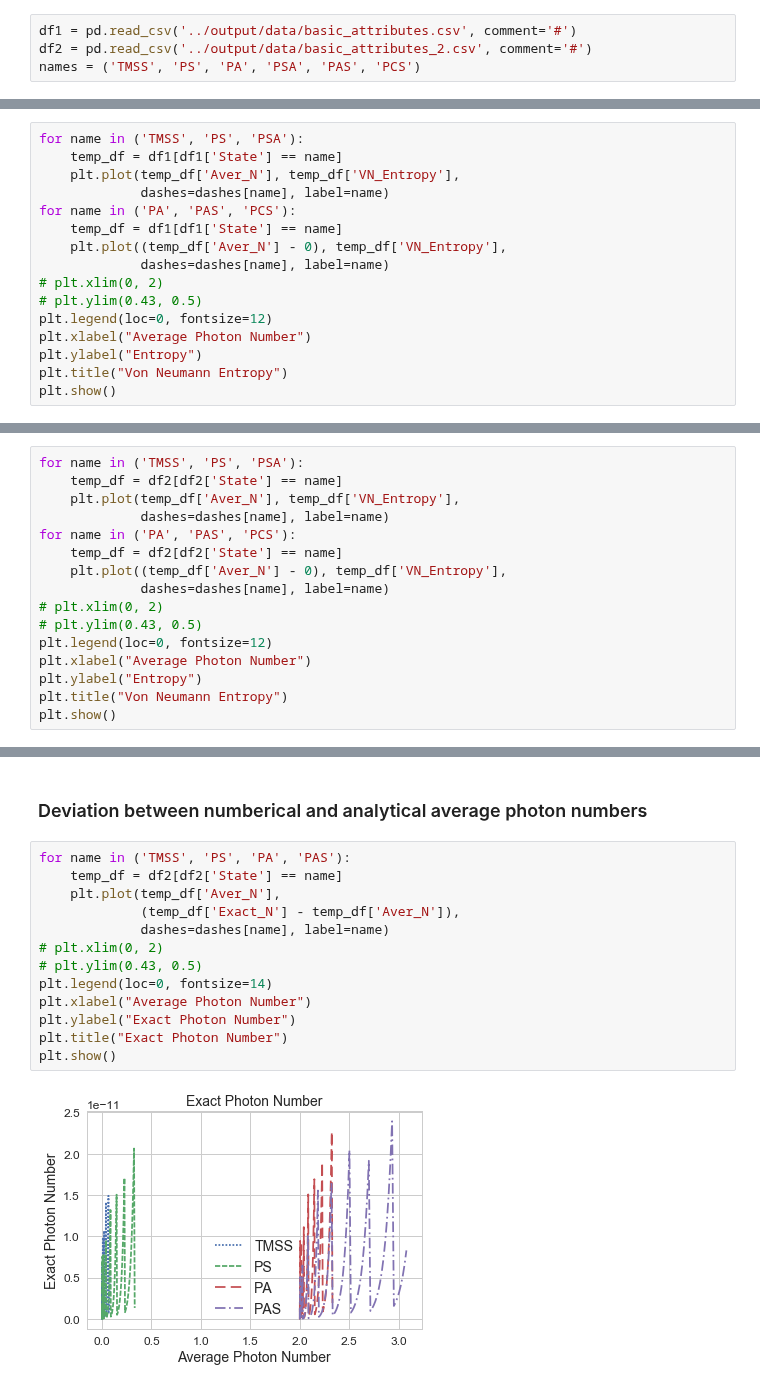
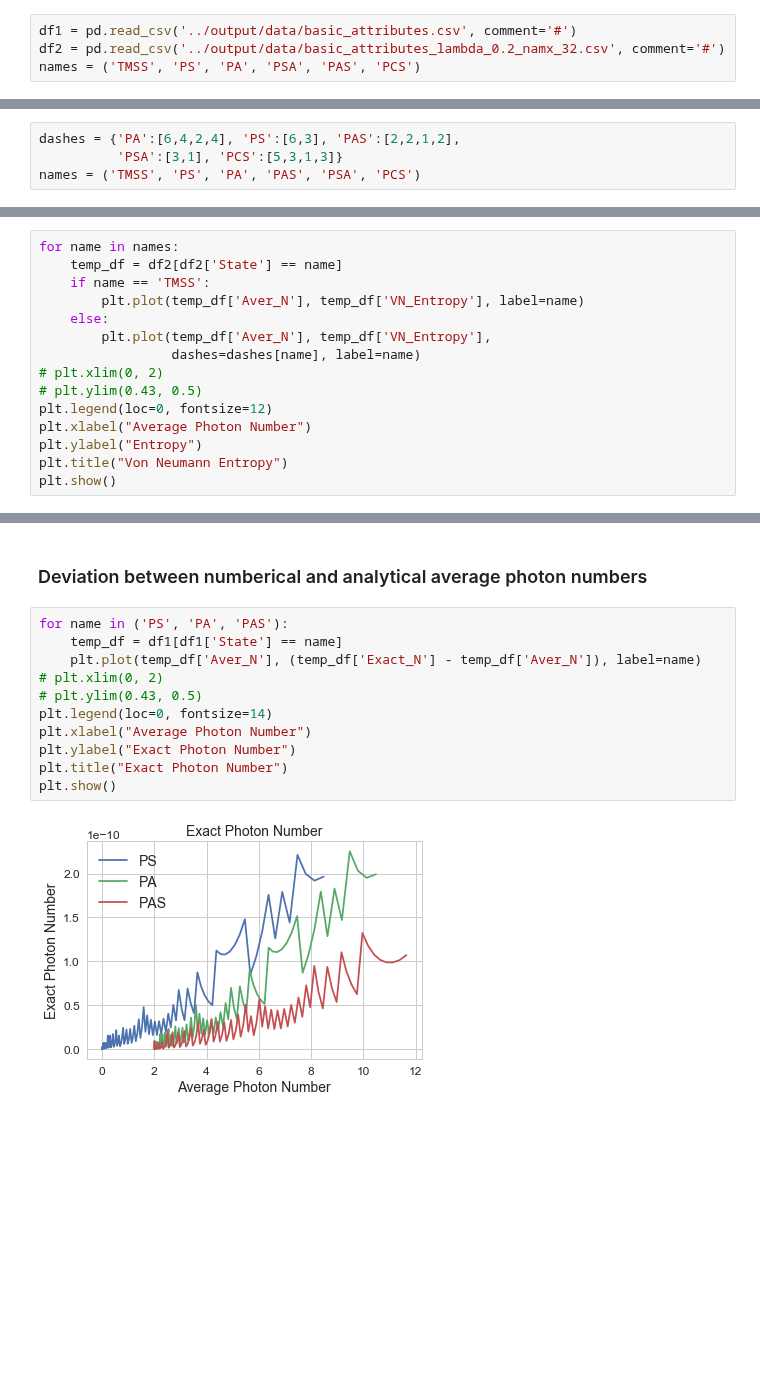
Before and after one commit to lffan/quantum_illumination, a Jupyter notebook: ipynbs/Experiment_0_Basic_Attributes.ipynb, the cells around one changed output, grey strips where cells are left out. Drawn from its saved outputs; the diff is of its cells as text; blank space fills up the shorter version.

```diff
--- a/ipynbs/Experiment_0_Basic_Attributes.ipynb
+++ b/ipynbs/Experiment_0_Basic_Attributes.ipynb
@@ -23,7 +163,7 @@ np.set_printoptions(threshold='nan', precision=6, suppress=True)
 ## Read datat
 # %%
 df1 = pd.read_csv('../output/data/basic_attributes.csv', comment='#')
-df2 = pd.read_csv('../output/data/basic_attributes_2.csv', comment='#')
+df2 = pd.read_csv('../output/data/basic_attributes_lambda_0.2_namx_32.csv', comment='#')
 names = ('TMSS', 'PS', 'PA', 'PSA', 'PAS', 'PCS')
 # %%
 df1.head()
@@ -54,3 +188,7 @@ np.arctanh(0.2)
+# %%
+dashes = {'PA':[6,4,2,4], 'PS':[6,3], 'PAS':[2,2,1,2],
+          'PSA':[3,1], 'PCS':[5,3,1,3]}
+names = ('TMSS', 'PS', 'PA', 'PAS', 'PSA', 'PCS')
 # %% [markdown]
 ### 1. Von Neumann Entropy vs. Lambda
 # %%
@@ -116,12 +286,11 @@ plt.show()
 # %%
-for name in ('TMSS', 'PS', 'PSA'):
-    temp_df = df1[df1['State'] == name]
-    plt.plot(temp_df['Aver_N'], temp_df['VN_Entropy'],
-             dashes=dashes[name], label=name)
-for name in ('PA', 'PAS', 'PCS'):
-    temp_df = df1[df1['State'] == name]
-    plt.plot((temp_df['Aver_N'] - 0), temp_df['VN_Entropy'],
-             dashes=dashes[name], label=name)
+for name in names:
+    temp_df = df2[df2['State'] == name]
+    if name == 'TMSS':
+        plt.plot(temp_df['Aver_N'], temp_df['VN_Entropy'], label=name)
+    else:
+        plt.plot(temp_df['Aver_N'], temp_df['VN_Entropy'],
+                 dashes=dashes[name], label=name)
 # plt.xlim(0, 2)
 # plt.ylim(0.43, 0.5)
 plt.legend(loc=0, fontsize=12)
@@ -134,16 +302,0 @@ plt.show()
-# %%
-for name in ('TMSS', 'PS', 'PSA'):
-    temp_df = df2[df2['State'] == name]
-    plt.plot(temp_df['Aver_N'], temp_df['VN_Entropy'],
-             dashes=dashes[name], label=name)
-for name in ('PA', 'PAS', 'PCS'):
-    temp_df = df2[df2['State'] == name]
-    plt.plot((temp_df['Aver_N'] - 0), temp_df['VN_Entropy'],
-             dashes=dashes[name], label=name)
-# plt.xlim(0, 2)
-# plt.ylim(0.43, 0.5)
-plt.legend(loc=0, fontsize=12)
-plt.xlabel("Average Photon Number")
-plt.ylabel("Entropy")
-plt.title("Von Neumann Entropy")
-plt.show()
@@ -152,17 +303,15 @@ plt.show()
 # %% [markdown]
 ### Deviation between numberical and analytical average photon numbers
 # %%
-for name in ('TMSS', 'PS', 'PA', 'PAS'):
-    temp_df = df2[df2['State'] == name]
-    plt.plot(temp_df['Aver_N'],
-             (temp_df['Exact_N'] - temp_df['Aver_N']),
-             dashes=dashes[name], label=name)
+for name in ('PS', 'PA', 'PAS'):
+    temp_df = df1[df1['State'] == name]
+    plt.plot(temp_df['Aver_N'], (temp_df['Exact_N'] - temp_df['Aver_N']), label=name)
 # plt.xlim(0, 2)
 # plt.ylim(0.43, 0.5)
 plt.legend(loc=0, fontsize=14)
 plt.xlabel("Average Photon Number")
 plt.ylabel("Exact Photon Number")
 plt.title("Exact Photon Number")
 plt.show()
 # %% [output]
-[figure, old version]
+[figure, new version]
```
Also changed, not shown: parts of 24 cells of this notebook, 9 other files.
